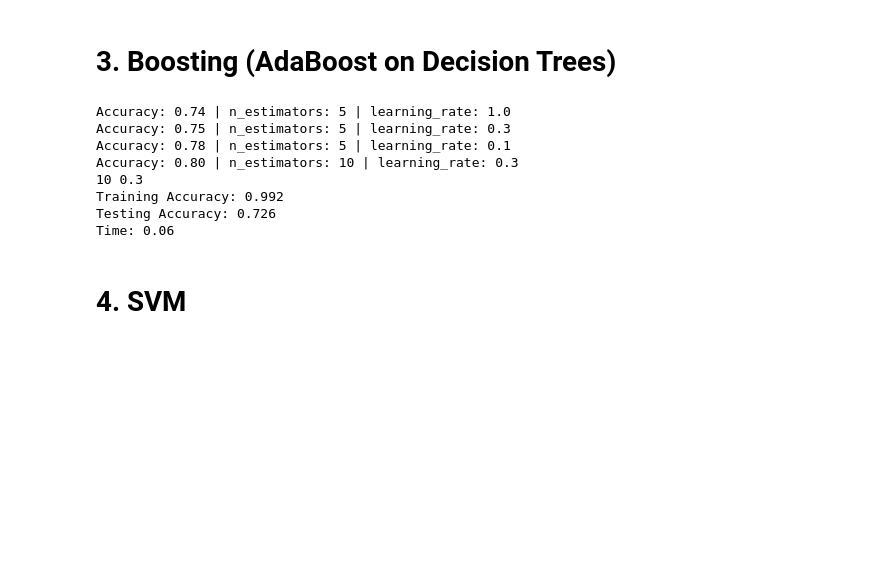
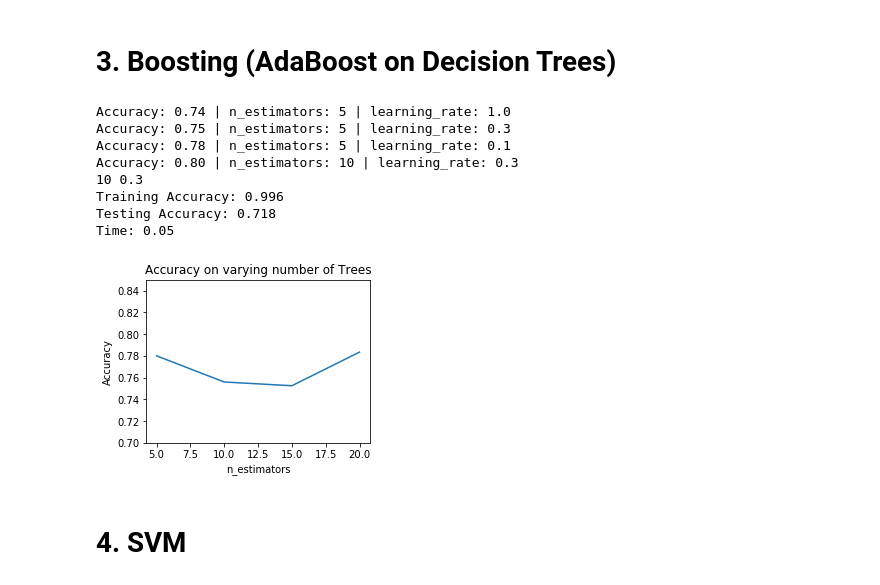
Before and after one commit to seungkwanbaek/ML4Crypto, a Jupyter notebook: ML HW1 Crypto.ipynb, the cells around one changed output. Saved outputs shown, nothing was run; the diff lists cells and outputs as text; code cells hidden in the pictures; blank space fills up the shorter version.

```diff
--- a/ML HW1 Crypto.ipynb
+++ b/ML HW1 Crypto.ipynb
@@ -197,6 +213,7 @@ n_estimators = [5, 10, 15, 20]
 learning_rate = [1, 0.8, 0.5, 0.3, 0.2, 0.1]
 
 acc = 0
+scores=list()
 for i in n_estimators:
     for j in learning_rate:
         Boost = AdaBoostClassifier(DecisionTreeClassifier(max_depth=5, min_samples_split=40,
@@ -208,37 +225,52 @@ for i in n_estimators:
             acc = accuracy
             print ("Accuracy: %0.2f | n_estimators: %i | learning_rate: %0.1f" % (accuracy, i, j))
             params=(i, j)
+
+    scores.append(accuracy)
 
 print params[0], params[1]
 start = time.time()
 
 Boost = AdaBoostClassifier(DecisionTreeClassifier(max_depth=10, min_samples_split=15,
                                                           min_samples_leaf=5),
                                   n_estimators=params[0], learning_rate=params[1])
 Boost.fit(X_train, Y_train)
 
 Boost_Ypreds = Boost.predict(X_test)
 Boost_Ypreds_training = Boost.predict(X_train)
 
 Boost_Training_Accuracy = accuracy_score(Y_train, Boost_Ypreds_training)
 Boost_Testing_Accuracy = accuracy_score(Y_test, Boost_Ypreds)
 
 print ("Training Accuracy: %0.3f" % Boost_Training_Accuracy)
 print ("Testing Accuracy: %0.3f" % Boost_Testing_Accuracy)
 
 end=time.time()
 
 Boost_time = end - start
 print ("Time: %0.2f" % Boost_time)
+
+
+#################################
+
+plt.figure(1, figsize=(4, 3))
+plt.clf()
+plt.plot(n_estimators, scores)
+plt.ylabel('Accuracy')
+plt.xlabel('n_estimators')
+plt.title("Accuracy on varying number of Trees")
+plt.ylim(0.7, 0.85)
+plt.show()
 # %% [output]
 Accuracy: 0.74 | n_estimators: 5 | learning_rate: 1.0
 Accuracy: 0.75 | n_estimators: 5 | learning_rate: 0.3
 Accuracy: 0.78 | n_estimators: 5 | learning_rate: 0.1
 Accuracy: 0.80 | n_estimators: 10 | learning_rate: 0.3
 10 0.3
-Training Accuracy: 0.992
-Testing Accuracy: 0.726
-Time: 0.06
+Training Accuracy: 0.996
+Testing Accuracy: 0.718
+Time: 0.05
+[figure, added]
 # %% [markdown]
 # 4. SVM
 # %%
```
Also changed, not shown: parts of 4 cells of this notebook.
